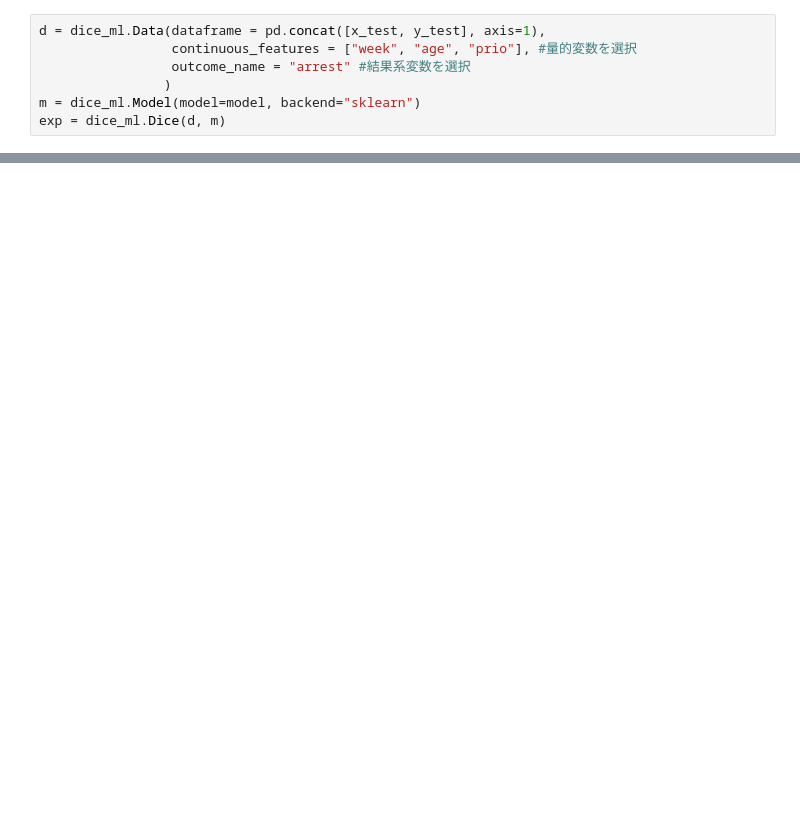
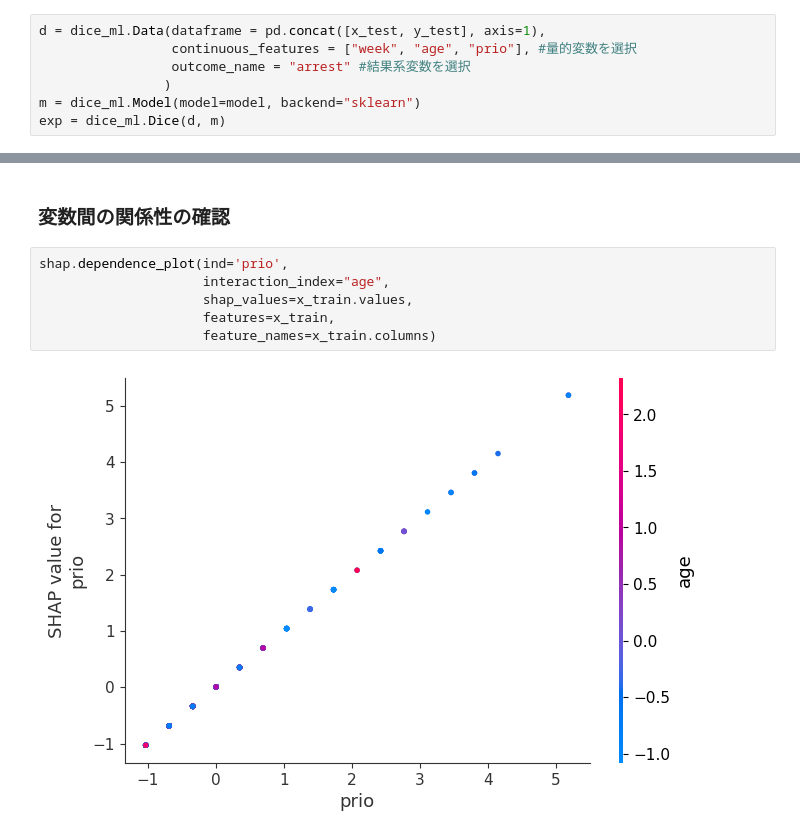
Before and after one commit to NTanaka1994/DataAnalysis, a Jupyter notebook: 説明性の観点/XDNN.ipynb, the cells around one changed output, grey strips where cells are left out. Saved outputs shown, nothing was run; the diff lists cells and outputs as text; blank space fills up the shorter version.

```diff
--- a/説明性の観点/XDNN.ipynb
+++ b/説明性の観点/XDNN.ipynb
@@ -181,0 +289,10 @@ Diverse Counterfactual set (new outcome: 1.0)
+# %% [markdown]
+### 変数間の関係性の確認
+# %%
+shap.dependence_plot(ind='prio',
+                     interaction_index="age",
+                     shap_values=x_train.values,
+                     features=x_train,
+                     feature_names=x_train.columns)
+# %% [output]
+[figure, added]
```
Also changed, not shown: parts of 27 cells of this notebook.
